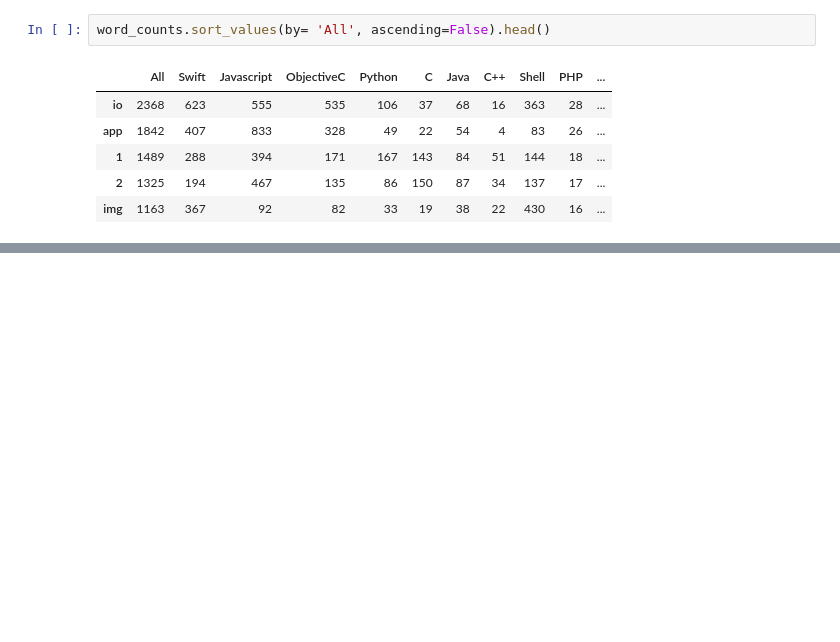
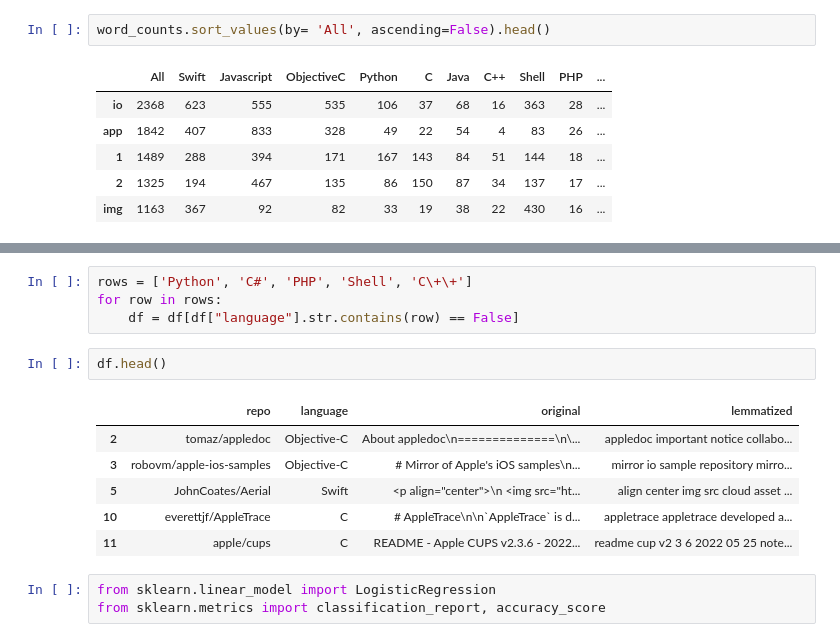
Before and after one commit to bowen-brock/Github-repo-project, a Jupyter notebook: Kayla Scratch/Scratch.ipynb, the cells around one changed output, grey strips where cells are left out. Drawn from its saved outputs; the diff is of its cells as text; blank space fills up the shorter version.

```diff
--- a/Kayla Scratch/Scratch.ipynb
+++ b/Kayla Scratch/Scratch.ipynb
@@ -235,0 +263,16 @@ ModuleNotFoundError: No module named 'wordcloud'
+# %%
+rows = ['Python', 'C#', 'PHP', 'Shell', 'C\+\+']
+for row in rows:
+    df = df[df["language"].str.contains(row) == False]
+# %%
+df.head()
+# %% [output]
+|  | repo | language | original | lemmatized |
+| 2 | tomaz/appledoc | Objective-C | About appledoc\n==============\n\... | appledoc important notice collabo... |
+| 3 | robovm/apple-ios-samples | Objective-C | # Mirror of Apple's iOS samples\n... | mirror io sample repository mirro... |
+| 5 | JohnCoates/Aerial | Swift | <p align="center">\n <img src="ht... | align center img src cloud asset ... |
+| 10 | everettjf/AppleTrace | C | # AppleTrace\n\n`AppleTrace` is d... | appletrace appletrace developed a... |
+| 11 | apple/cups | C | README - Apple CUPS v2.3.6 - 2022... | readme cup v2 3 6 2022 05 25 note... |
+# %%
+from sklearn.linear_model import LogisticRegression
+from sklearn.metrics import classification_report, accuracy_score
```
Also changed, not shown: parts of 43 cells of this notebook, 3 other files.
